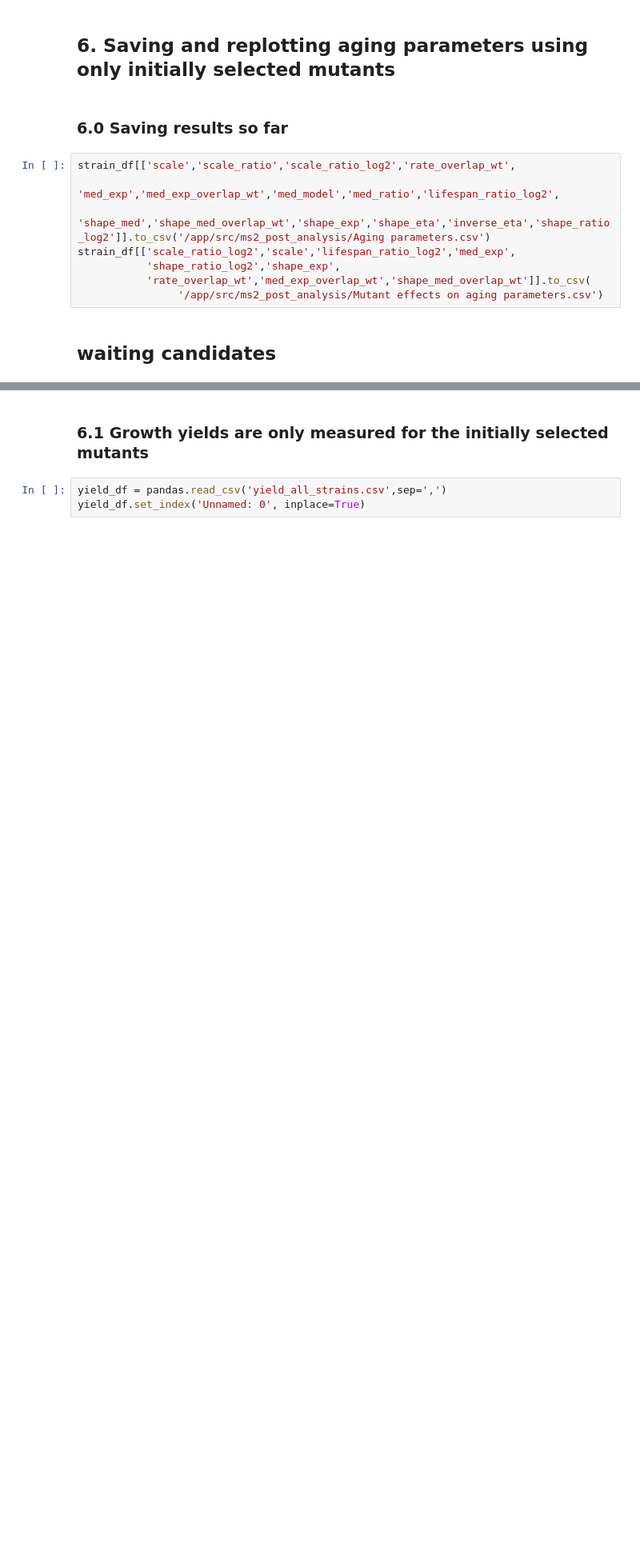
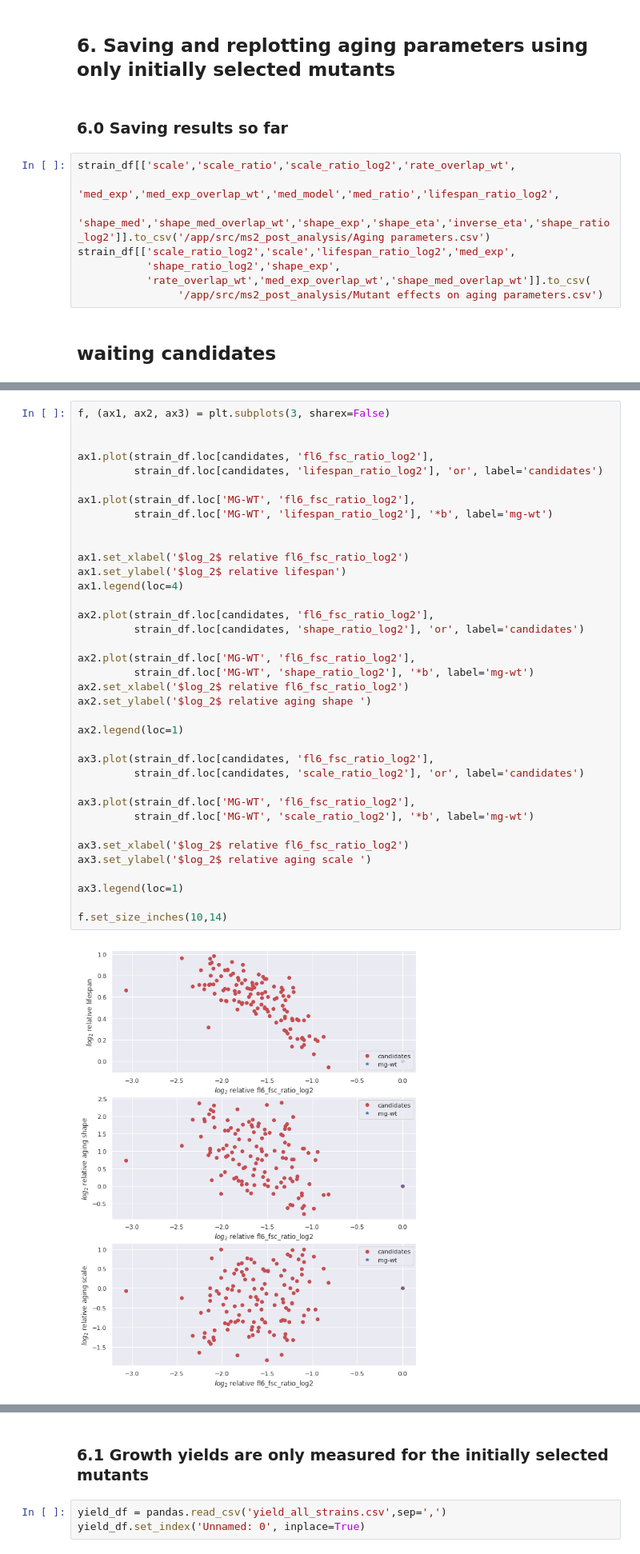
Before and after one commit to maincover/ms2_post_analysis, a Jupyter notebook: Aging Parameters-MG-WT-Copy1.ipynb, the cells around one changed output, grey strips where cells are left out. Shown at 80% size. Cells and saved outputs as stored; diff of their text form; blank space fills up the shorter version.

```diff
--- a/Aging Parameters-MG-WT-Copy1.ipynb
+++ b/Aging Parameters-MG-WT-Copy1.ipynb
@@ -846,0 +967,39 @@ for strain in Fitted.keys():
+# %%
+f, (ax1, ax2, ax3) = plt.subplots(3, sharex=False)
+
+
+ax1.plot(strain_df.loc[candidates, 'fl6_fsc_ratio_log2'],
+         strain_df.loc[candidates, 'lifespan_ratio_log2'], 'or', label='candidates')
+
+ax1.plot(strain_df.loc['MG-WT', 'fl6_fsc_ratio_log2'],
+         strain_df.loc['MG-WT', 'lifespan_ratio_log2'], '*b', label='mg-wt')
+
+
+ax1.set_xlabel('$log_2$ relative fl6_fsc_ratio_log2')
+ax1.set_ylabel('$log_2$ relative lifespan')
+ax1.legend(loc=4)
+
+ax2.plot(strain_df.loc[candidates, 'fl6_fsc_ratio_log2'],
+         strain_df.loc[candidates, 'shape_ratio_log2'], 'or', label='candidates')
+
+ax2.plot(strain_df.loc['MG-WT', 'fl6_fsc_ratio_log2'],
+         strain_df.loc['MG-WT', 'shape_ratio_log2'], '*b', label='mg-wt')
+ax2.set_xlabel('$log_2$ relative fl6_fsc_ratio_log2')
+ax2.set_ylabel('$log_2$ relative aging shape ')
+
+ax2.legend(loc=1)
+
+ax3.plot(strain_df.loc[candidates, 'fl6_fsc_ratio_log2'],
+         strain_df.loc[candidates, 'scale_ratio_log2'], 'or', label='candidates')
+
+ax3.plot(strain_df.loc['MG-WT', 'fl6_fsc_ratio_log2'],
+         strain_df.loc['MG-WT', 'scale_ratio_log2'], '*b', label='mg-wt')
+
+ax3.set_xlabel('$log_2$ relative fl6_fsc_ratio_log2')
+ax3.set_ylabel('$log_2$ relative aging scale ')
+
+ax3.legend(loc=1)
+
+f.set_size_inches(10,14)
+# %% [output]
+[figure, added]
```
Also changed, not shown: parts of 32 cells of this notebook, 4 other files.
